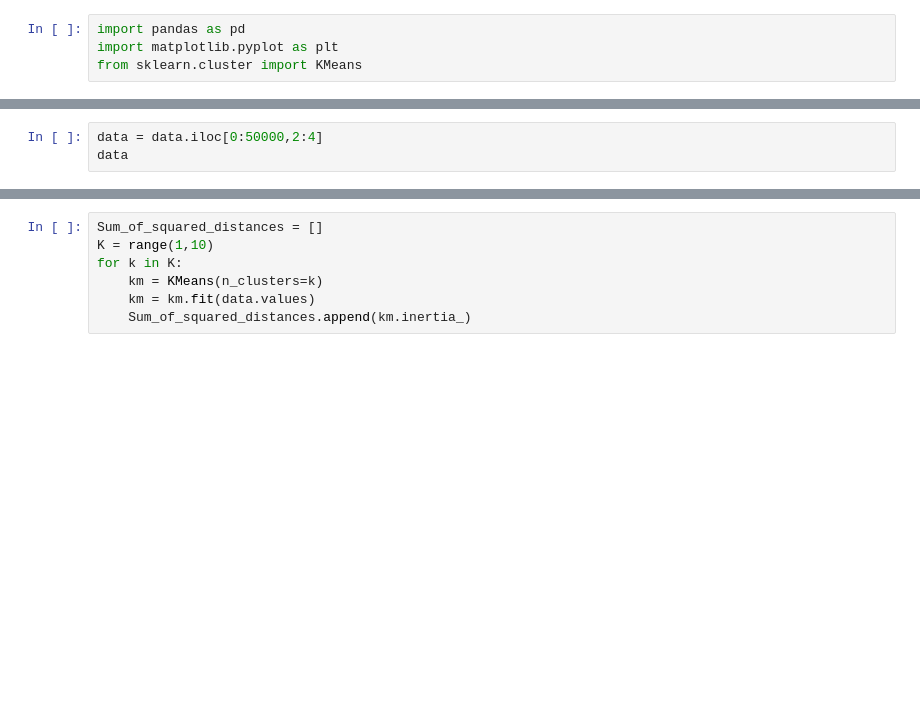
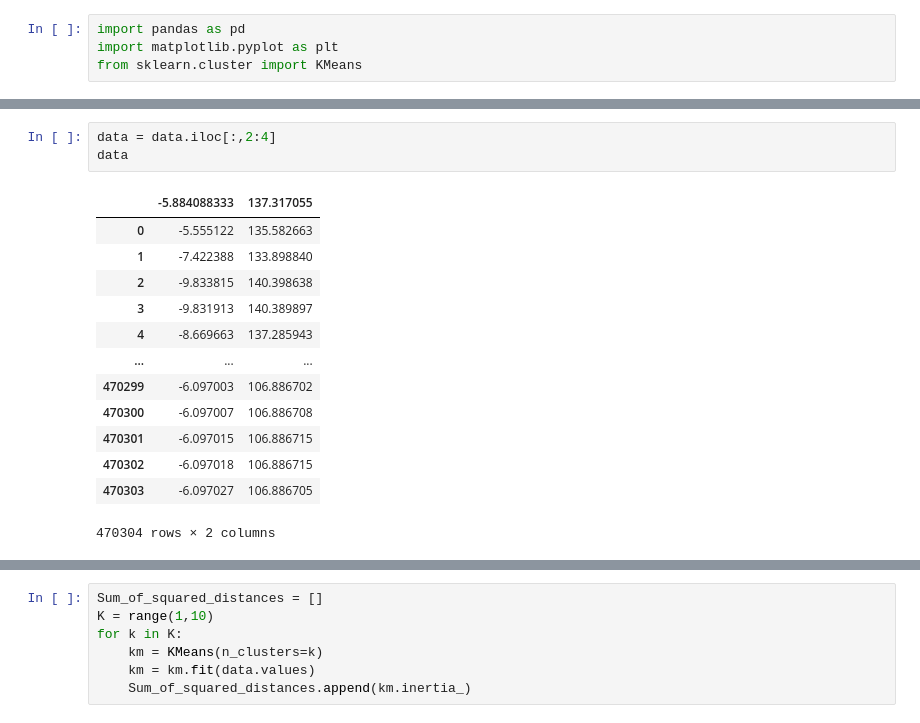
Before and after one commit to panoet/tugas-besar-2-machine-learning-umb, a Jupyter notebook: main.ipynb, the cells around one changed output, grey strips where cells are left out. Cells and saved outputs as stored; diff of their text form; blank space fills up the shorter version.

```diff
--- a/main.ipynb
+++ b/main.ipynb
@@ -8,5 +15,19 @@ data.head()
 # %%
-data = data.iloc[0:50000,2:4]
+data = data.iloc[:,2:4]
 data
+# %% [output]
+|  | -5.884088333 | 137.317055 |
+| 0 | -5.555122 | 135.582663 |
+| 1 | -7.422388 | 133.898840 |
+| 2 | -9.833815 | 140.398638 |
+| 3 | -9.831913 | 140.389897 |
+| 4 | -8.669663 | 137.285943 |
+| ... | ... | ... |
+| 470299 | -6.097003 | 106.886702 |
+| 470300 | -6.097007 | 106.886708 |
+| 470301 | -6.097015 | 106.886715 |
+| 470302 | -6.097018 | 106.886715 |
+| 470303 | -6.097027 | 106.886705 |
+470304 rows × 2 columns
 # %%
 data.values
```
Also changed, not shown: parts of 5 cells of this notebook.
